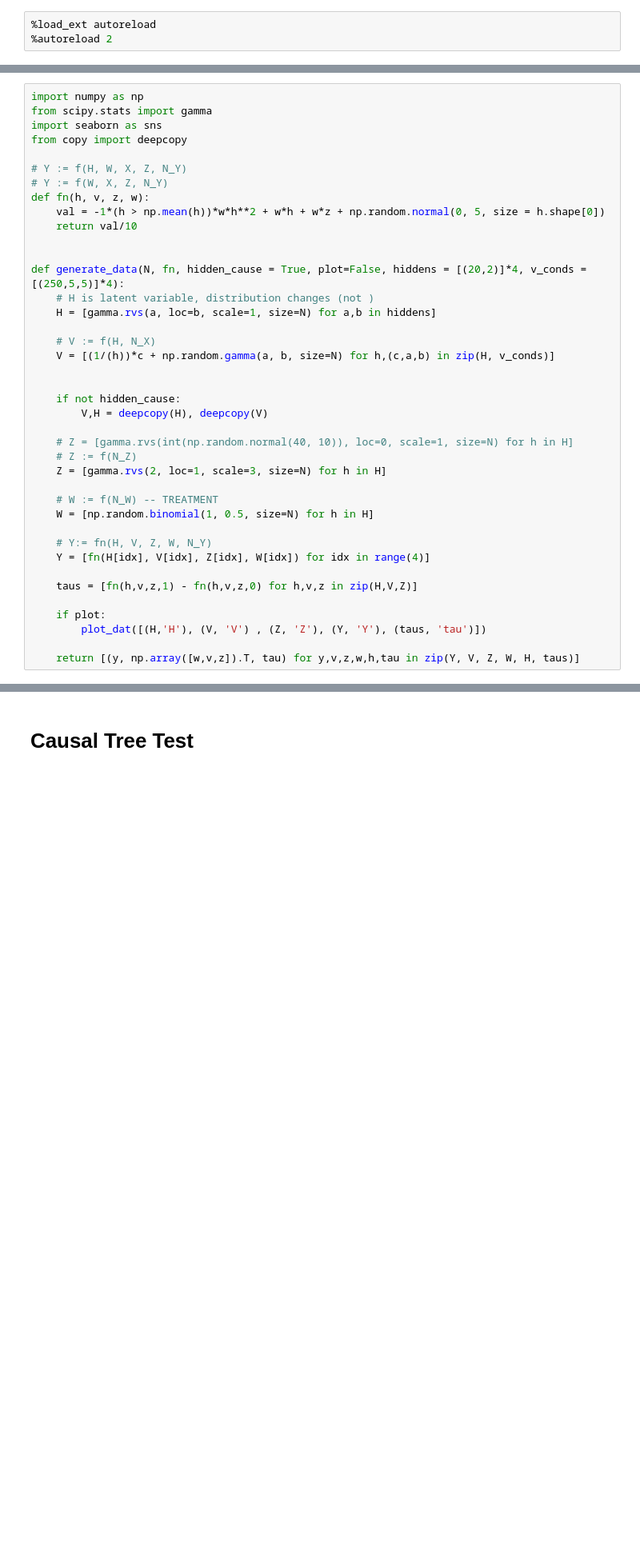
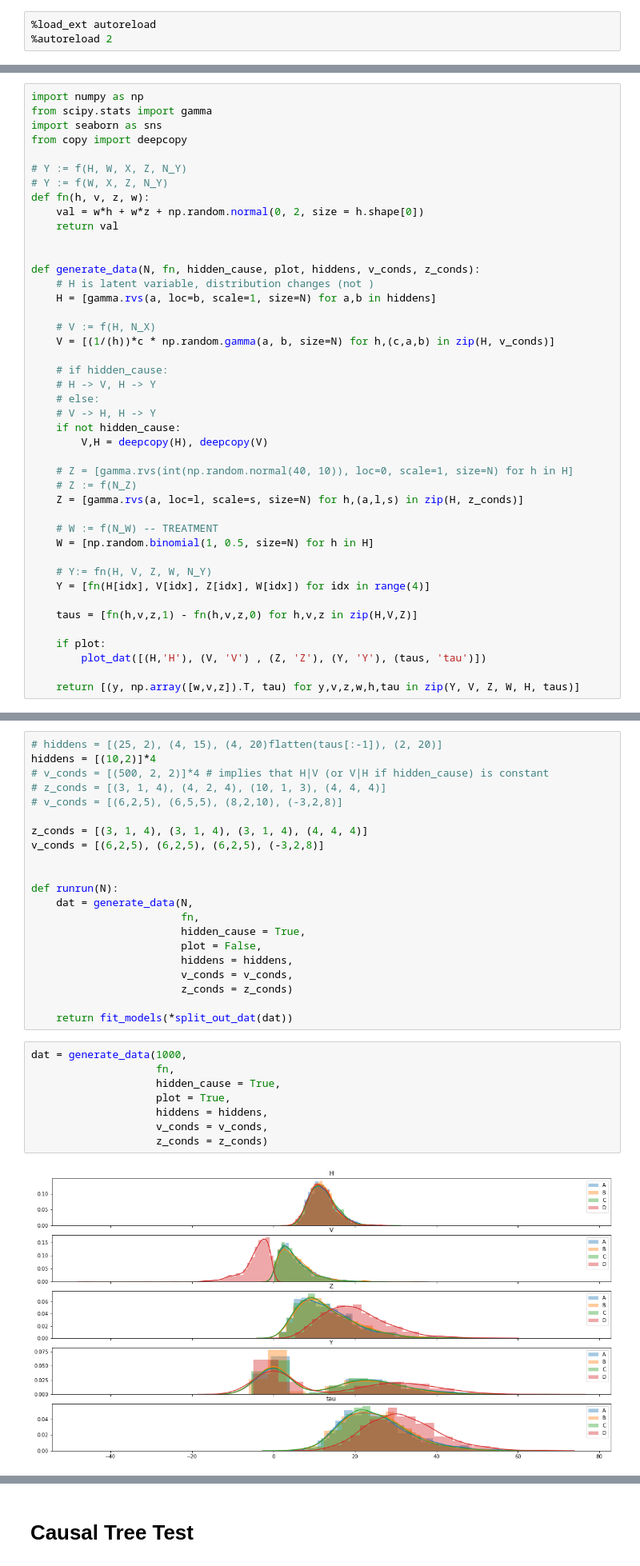
Before and after one commit to nandanrao/transfer-trees, a Jupyter notebook: simulate.ipynb, the cells around one changed output, grey strips where cells are left out. Shown: that part at 80% size. Saved outputs shown, nothing was run; the diff lists cells and outputs as text; blank space fills up the shorter version.

```diff
--- a/simulate.ipynb
+++ b/simulate.ipynb
@@ -49,24 +48,27 @@ from copy import deepcopy
 # Y := f(H, W, X, Z, N_Y)
 # Y := f(W, X, Z, N_Y)
 def fn(h, v, z, w):
-    val = -1*(h > np.mean(h))*w*h**2 + w*h + w*z + np.random.normal(0, 5, size = h.shape[0])
-    return val/10
+    val = w*h + w*z + np.random.normal(0, 2, size = h.shape[0])
+    return val
 
 
-def generate_data(N, fn, hidden_cause = True, plot=False, hiddens = [(20,2)]*4, v_conds = [(250,5,5)]*4):
+def generate_data(N, fn, hidden_cause, plot, hiddens, v_conds, z_conds):
     # H is latent variable, distribution changes (not )
     H = [gamma.rvs(a, loc=b, scale=1, size=N) for a,b in hiddens]
 
     # V := f(H, N_X)
-    V = [(1/(h))*c + np.random.gamma(a, b, size=N) for h,(c,a,b) in zip(H, v_conds)]
+    V = [(1/(h))*c * np.random.gamma(a, b, size=N) for h,(c,a,b) in zip(H, v_conds)]
 
-
+    # if hidden_cause:
+    # H -> V, H -> Y
+    # else:
+    # V -> H, H -> Y
     if not hidden_cause:
         V,H = deepcopy(H), deepcopy(V)
 
     # Z = [gamma.rvs(int(np.random.normal(40, 10)), loc=0, scale=1, size=N) for h in H]
     # Z := f(N_Z)
-    Z = [gamma.rvs(2, loc=1, scale=3, size=N) for h in H]
+    Z = [gamma.rvs(a, loc=l, scale=s, size=N) for h,(a,l,s) in zip(H, z_conds)]
 
     # W := f(N_W) -- TREATMENT
     W = [np.random.binomial(1, 0.5, size=N) for h in H]
@@ -190,0 +165,31 @@ model.fit(phi_source, ys_source, treatment=treatment, context_idxs=context_idxs,
+# %%
+# hiddens = [(25, 2), (4, 15), (4, 20)flatten(taus[:-1]), (2, 20)]
+hiddens = [(10,2)]*4
+# v_conds = [(500, 2, 2)]*4 # implies that H|V (or V|H if hidden_cause) is constant
+# z_conds = [(3, 1, 4), (4, 2, 4), (10, 1, 3), (4, 4, 4)]
+# v_conds = [(6,2,5), (6,5,5), (8,2,10), (-3,2,8)]
+
+z_conds = [(3, 1, 4), (3, 1, 4), (3, 1, 4), (4, 4, 4)]
+v_conds = [(6,2,5), (6,2,5), (6,2,5), (-3,2,8)]
+
+
+def runrun(N):
+    dat = generate_data(N,
+                        fn,
+                        hidden_cause = True,
+                        plot = False,
+                        hiddens = hiddens,
+                        v_conds = v_conds,
+                        z_conds = z_conds)
+
+    return fit_models(*split_out_dat(dat))
+# %%
+dat = generate_data(1000,
+                    fn,
+                    hidden_cause = True,
+                    plot = True,
+                    hiddens = hiddens,
+                    v_conds = v_conds,
+                    z_conds = z_conds)
+# %% [output]
+[figure, added]
```
Also changed, not shown: parts of 29 cells of this notebook.
